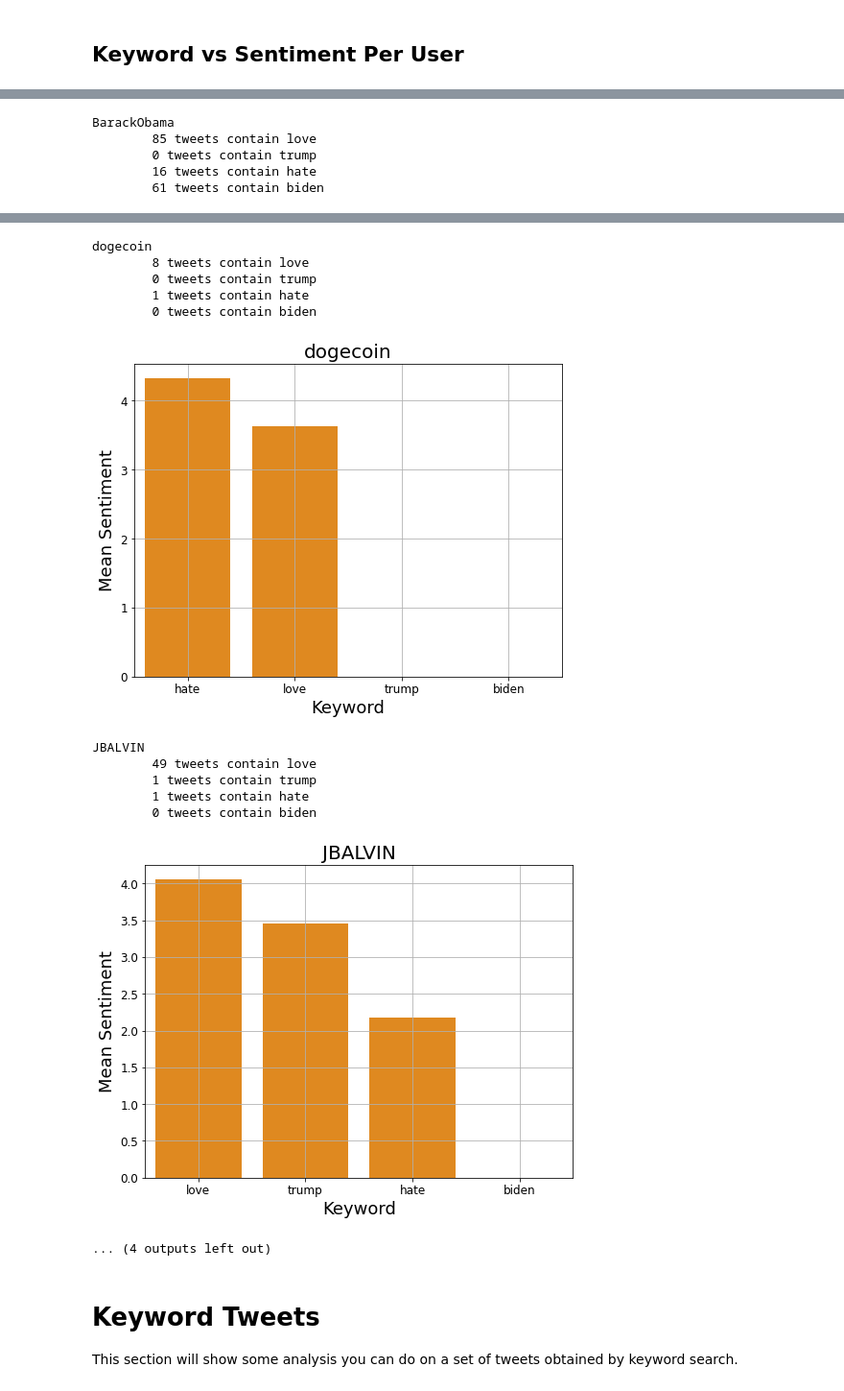
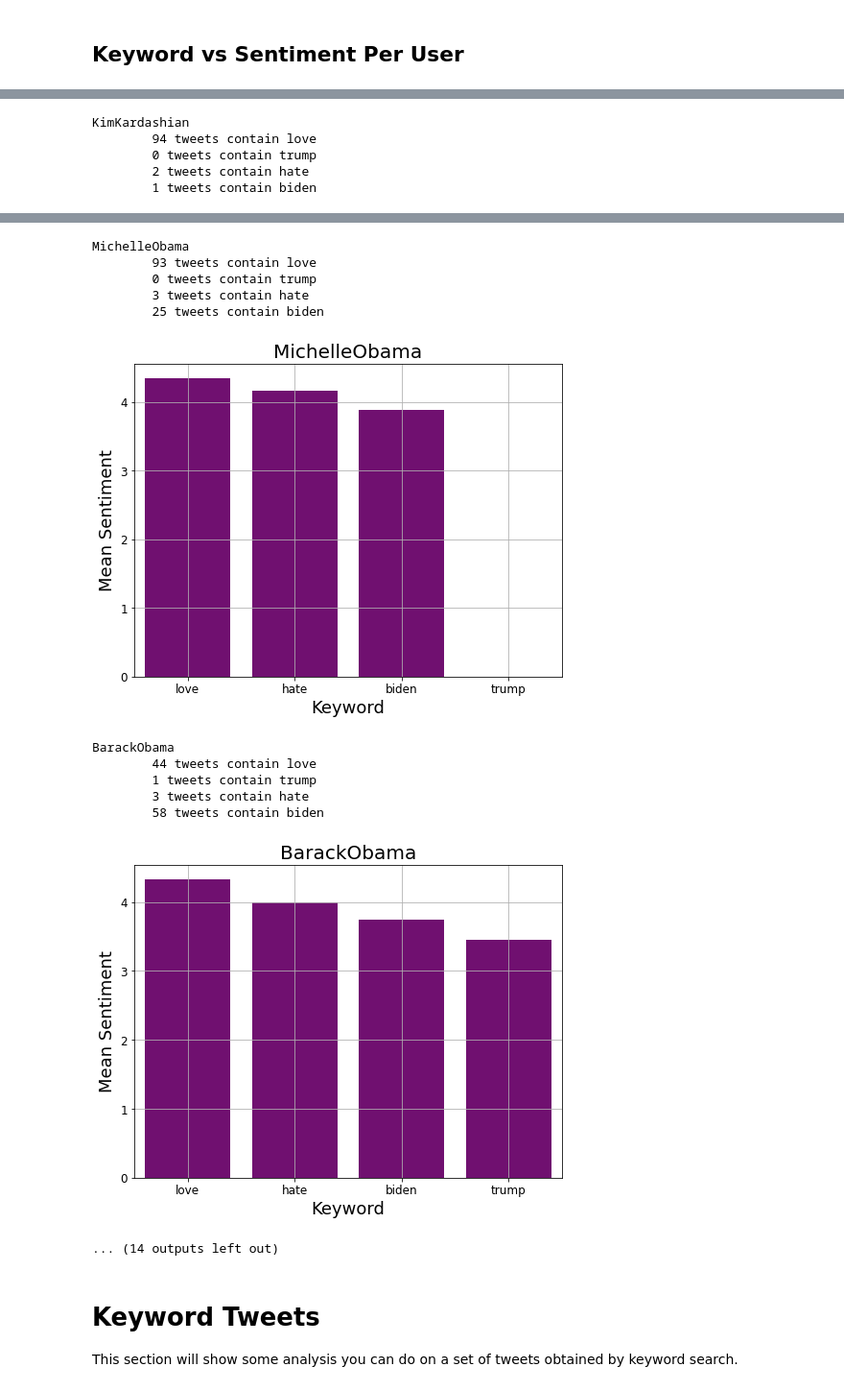
Before and after one commit to zlisto/social_media_analytics, a Jupyter notebook: Lecture15_TwitterAnalysis.ipynb, the cells around one changed output, grey strips where cells are left out. Shown at 96% size. Saved outputs shown, nothing was run; the diff lists cells and outputs as text; code cells hidden in the pictures.

```diff
--- a/Lecture15_TwitterAnalysis.ipynb
+++ b/Lecture15_TwitterAnalysis.ipynb
@@ -99,7 +99,7 @@ This section will show some analysis you can do on a set of tweets obtained from
 # %% [markdown]
 ## Load User Tweets
 # %%
-df = pd.read_csv("data/lec_06_tweets_sentiment_embedding.csv")
+df = pd.read_csv("data/lec_08_tweets_sentiment.csv")
 ntweets = len(df)
 print(f"dataframe has {ntweets} tweets")
 df.sample(n=2)
@@ -113,3 +110,0 @@ dataframe has 19383 tweets
-# %%
-df['text_clean'] = df.text.apply(ta.clean_tweet)  #clean the tweets
-df = df[df.text_clean.str.len() >0]  #remove cleaned tweets of lenght 0
@@ -122,0 +161,6 @@ Index(['Unnamed: 0', 'Unnamed: 0.1', 'screen_name', 'text', 'retweet_count',
+# %%
+for screen_name in df.screen_name.unique():
+  df_u = df[df.screen_name==screen_name].copy()
+  df_u = df_u[df_u.text.str.contains("RT @", case=False)==False] #remove any retweets
+  df_u.sort_values(by = 'retweet_count', ascending = False, inplace = True)
+  display(df_u[['screen_name','retweet_count','text']].head(n=3))
@@ -202,7 +294,7 @@ for screen_name in df.screen_name.unique():
   df_plot = pd.DataFrame({'keyword':keywords, 'sentiment':keyword_sentiments})
   fig = plt.figure(figsize = (8,6))
   ax = sns.barplot(data = df_plot.sort_values(by = 'sentiment', ascending = False),
-                  x = 'keyword', y = 'sentiment',color = 'darkorange')
+                  x = 'keyword', y = 'sentiment',color = 'purple')
   plt.ylabel("Mean Sentiment",fontsize = 18)
   plt.xlabel("Keyword",fontsize = 18)
   plt.title(screen_name,fontsize = 20)
@@ -232,5 +324,5 @@ MichelleObama
-BarackObama
-        85 tweets contain love
+KimKardashian
+        94 tweets contain love
         0 tweets contain trump
-        16 tweets contain hate
-        61 tweets contain biden
+        2 tweets contain hate
+        1 tweets contain biden
@@ -238,16 +330,16 @@ BarackObama
-dogecoin
-        8 tweets contain love
+MichelleObama
+        93 tweets contain love
         0 tweets contain trump
-        1 tweets contain hate
-        0 tweets contain biden
+        3 tweets contain hate
+        25 tweets contain biden
-[figure, old version]
+[figure, new version]
-JBALVIN
-        49 tweets contain love
+BarackObama
+        44 tweets contain love
         1 tweets contain trump
-        1 tweets contain hate
-        0 tweets contain biden
+        3 tweets contain hate
+        58 tweets contain biden
-[figure, old version]
+[figure, new version]
-... (4 outputs left out)
+... (14 outputs left out)
 # %% [markdown]
 # Keyword Tweets
 
```
Also changed, not shown: parts of 12 cells of this notebook.
